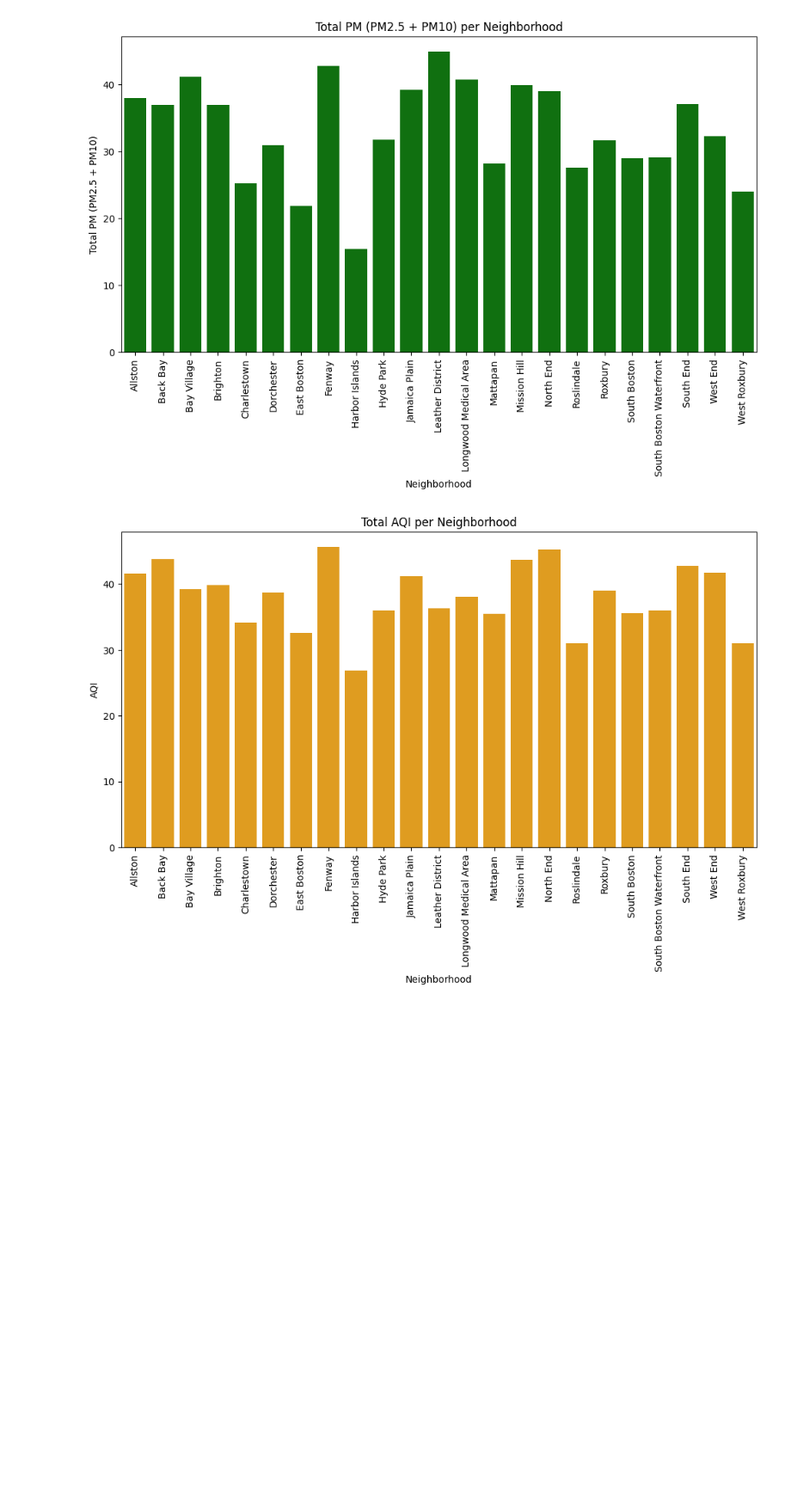
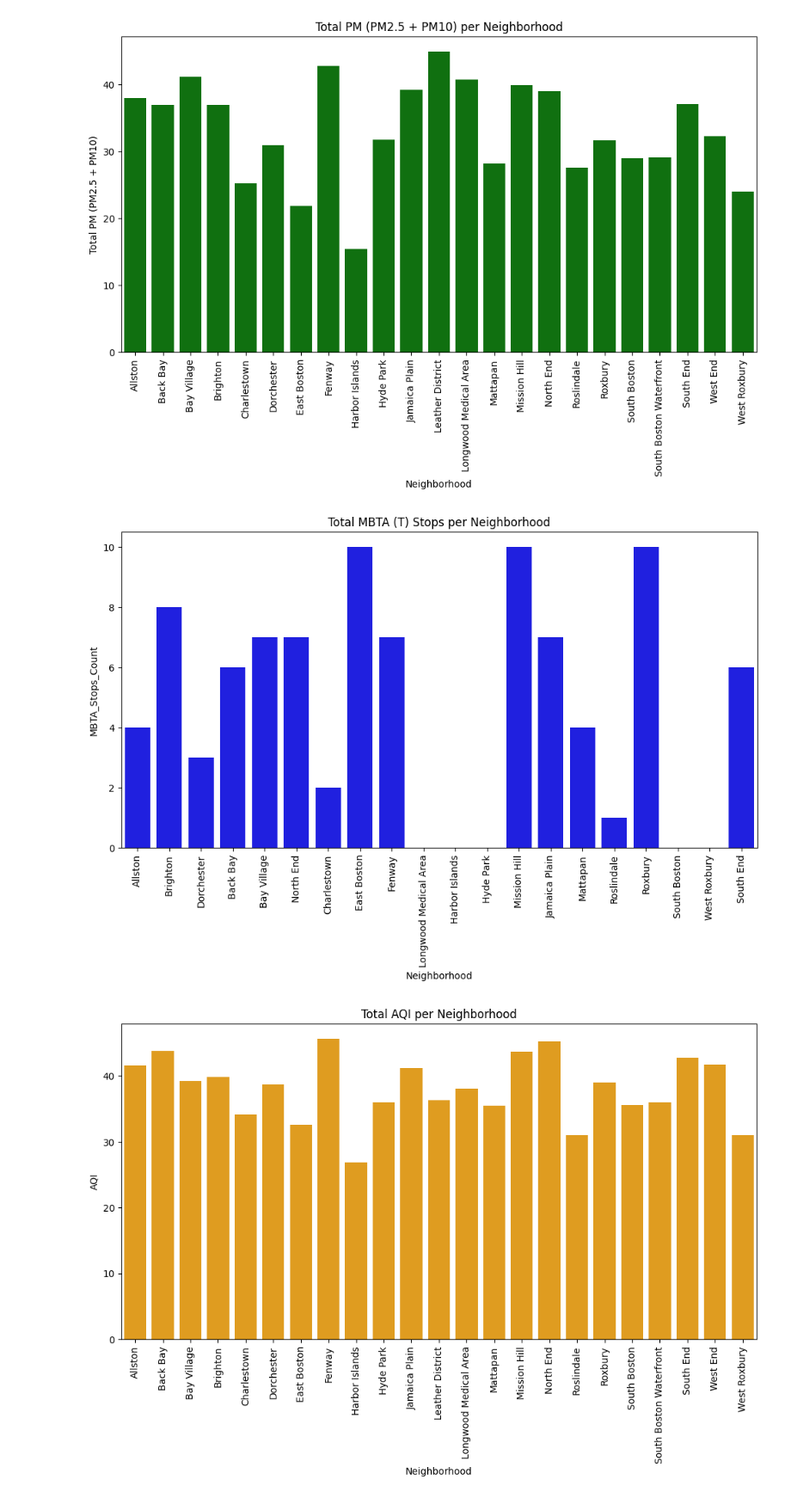
Before and after one commit to BU-Spark/ds-boston-transit-air-quality, a Jupyter notebook: fa23-team-f/data/Google AQI/analysis.ipynb, the cells around one changed output. Shown at 86% size. Drawn from its saved outputs; the diff is of its cells as text; code cells hidden in the pictures; blank space fills up the shorter version.

```diff
--- a/fa23-team-f/data/Google AQI/analysis.ipynb
+++ b/fa23-team-f/data/Google AQI/analysis.ipynb
@@ -16,6 +16,22 @@ plt.xticks(rotation=90)
 plt.show()
 # %% [output]
 [figure]
+# %%
+import pandas as pd
+import seaborn as sns
+import matplotlib.pyplot as plt
+
+mdata = pd.read_csv("result.csv")
+
+plt.figure(figsize=(12, 6))
+sns.barplot(x='Name', y='MBTA_Stops_Count', data=mdata, color='blue')
+plt.xlabel('Neighborhood')
+plt.ylabel('MBTA_Stops_Count')
+plt.title('Total MBTA (T) Stops per Neighborhood')
+plt.xticks(rotation=90)
+plt.show()
+# %% [output]
+[figure, added]
 # %%
 import pandas as pd
 import seaborn as sns
```
Also changed, not shown: parts of 4 cells of this notebook, 12 other files.
